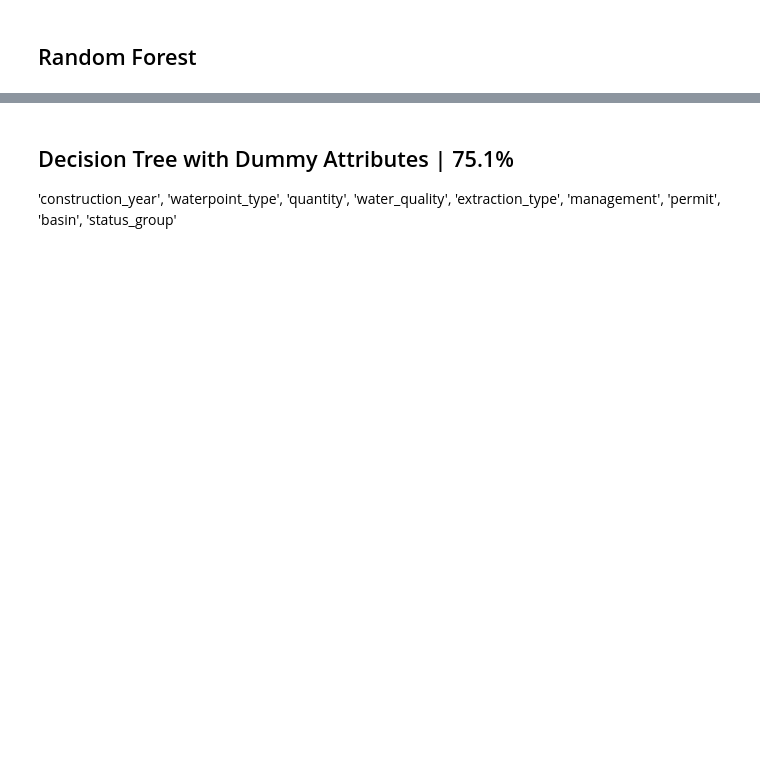
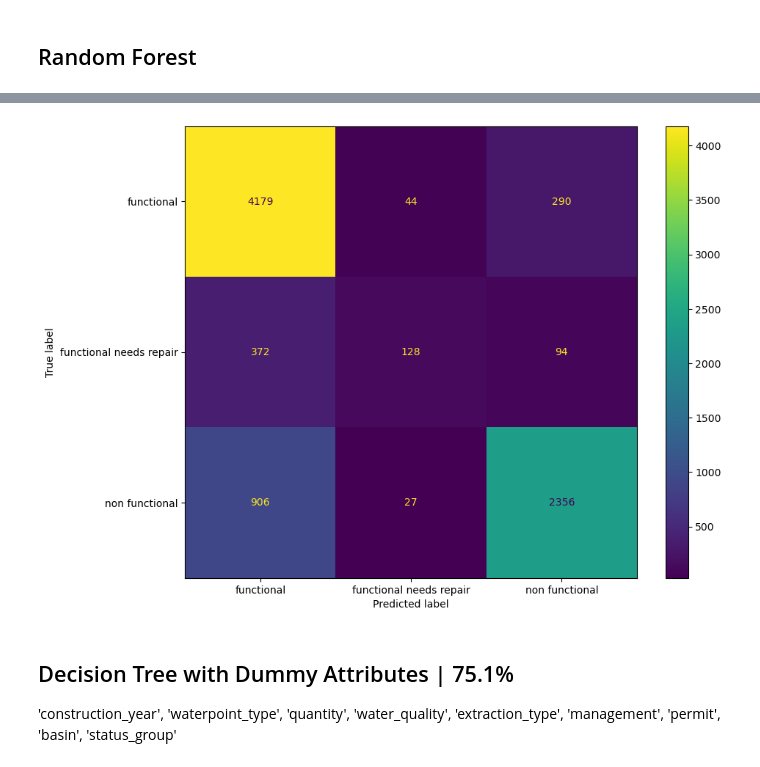
Before and after one commit to anniezhengaz/Phase3Projecct-Tanzanian_Water_Wells, a Jupyter notebook: complex_model_progression-Annie.ipynb, the cells around one changed output, grey strips where cells are left out. Cells and saved outputs as stored; diff of their text form; code cells hidden in the pictures; blank space fills up the shorter version.

```diff
--- a/complex_model_progression-Annie.ipynb
+++ b/complex_model_progression-Annie.ipynb
@@ -342,3 +446,10 @@ plt.show()
+# %%
+cm_plot = ConfusionMatrixDisplay(confusion_matrix(y_test, y_pred, labels=forest.classes_), display_labels=forest.classes_)
+fig, ax = plt.subplots(figsize=(10,8))
+cm_plot.plot(ax=ax)
+plt.show()
+# %% [output]
+[figure, added]
 # %% [markdown]
 ## Decision Tree with Dummy Attributes | 75.1%
 'construction_year', 'waterpoint_type', 'quantity', 'water_quality', 'extraction_type', 'management', 'permit', 'basin', 'status_group'
```
Also changed, not shown: parts of 32 cells of this notebook.
